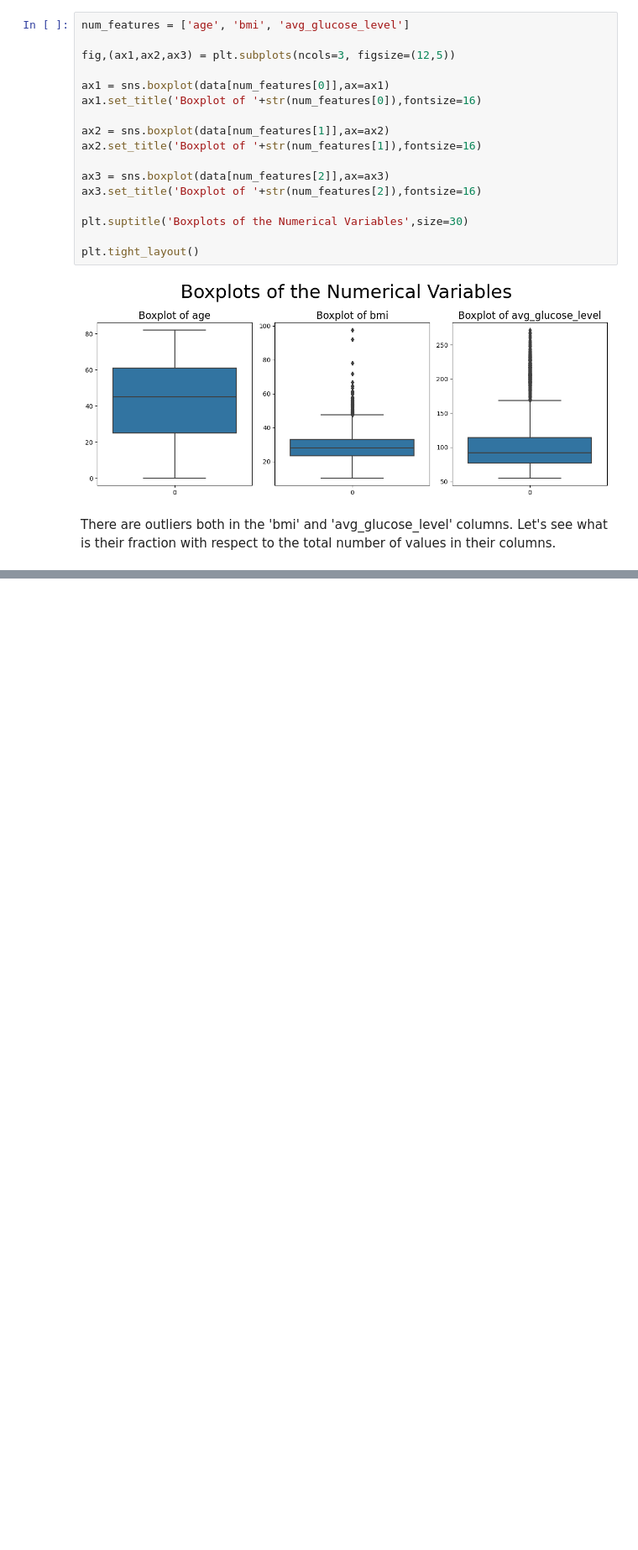
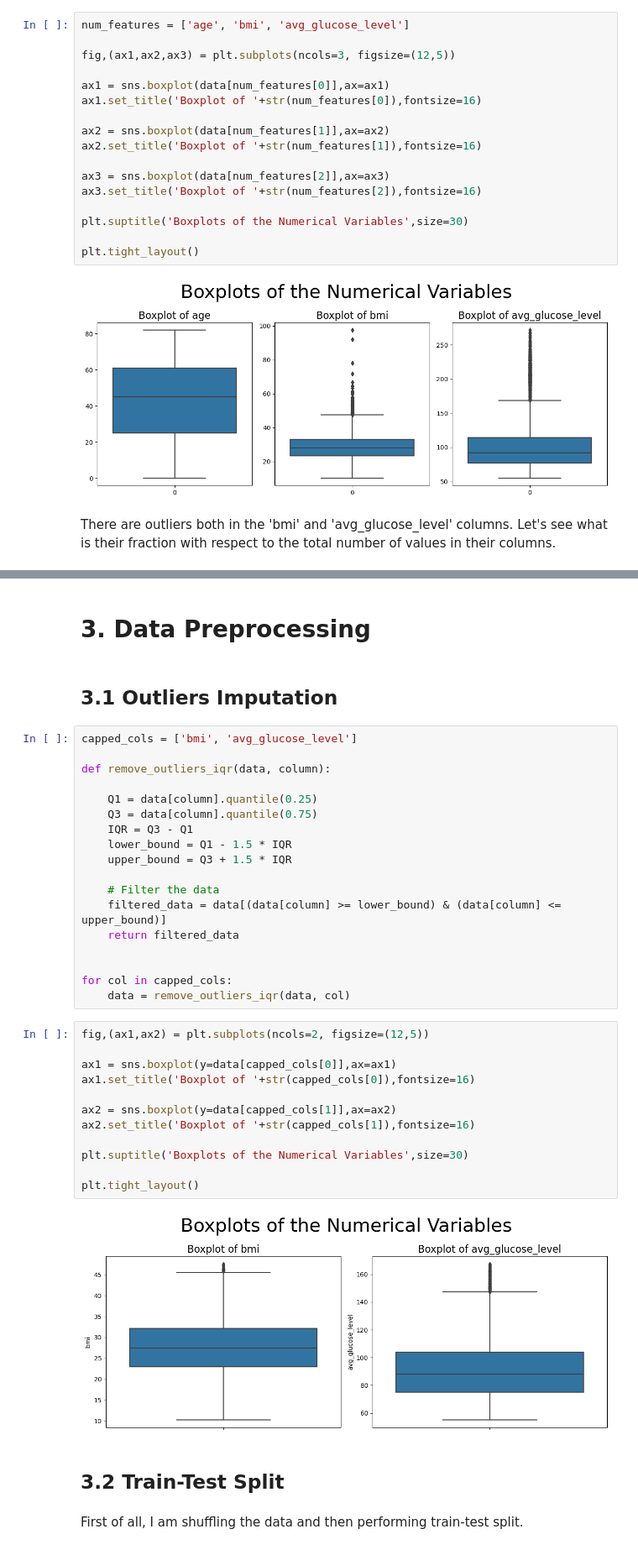
Before and after one commit to pjaiswalusf/Stroke-Prediction, a Jupyter notebook: StrokePrediction.ipynb, the cells around one changed output, grey strips where cells are left out. Shown at 84% size. Cells and saved outputs as stored; diff of their text form; blank space fills up the shorter version.

Commit message:
Data Preprocessing

```diff
--- a/StrokePrediction.ipynb
+++ b/StrokePrediction.ipynb
@@ -365,0 +394,40 @@ There are outliers both in the 'bmi' and 'avg_glucose_level' columns. Let's see
+# %% [markdown]
+# 3. Data Preprocessing
+# %% [markdown]
+## 3.1 Outliers Imputation
+# %%
+capped_cols = ['bmi', 'avg_glucose_level']
+
+def remove_outliers_iqr(data, column):
+
+    Q1 = data[column].quantile(0.25)
+    Q3 = data[column].quantile(0.75)
+    IQR = Q3 - Q1
+    lower_bound = Q1 - 1.5 * IQR
+    upper_bound = Q3 + 1.5 * IQR
+
+    # Filter the data
+    filtered_data = data[(data[column] >= lower_bound) & (data[column] <= upper_bound)]
+    return filtered_data
+
+
+for col in capped_cols:
+    data = remove_outliers_iqr(data, col)
+# %%
+fig,(ax1,ax2) = plt.subplots(ncols=2, figsize=(12,5))
+
+ax1 = sns.boxplot(y=data[capped_cols[0]],ax=ax1)
+ax1.set_title('Boxplot of '+str(capped_cols[0]),fontsize=16)
+
+ax2 = sns.boxplot(y=data[capped_cols[1]],ax=ax2)
+ax2.set_title('Boxplot of '+str(capped_cols[1]),fontsize=16)
+
+plt.suptitle('Boxplots of the Numerical Variables',size=30)
+
+plt.tight_layout()
+# %% [output]
+[figure, added]
+# %% [markdown]
+## 3.2 Train-Test Split
+# %% [markdown]
+First of all, I am shuffling the data and then performing train-test split.
```
Also changed, not shown: parts of 23 cells of this notebook.
